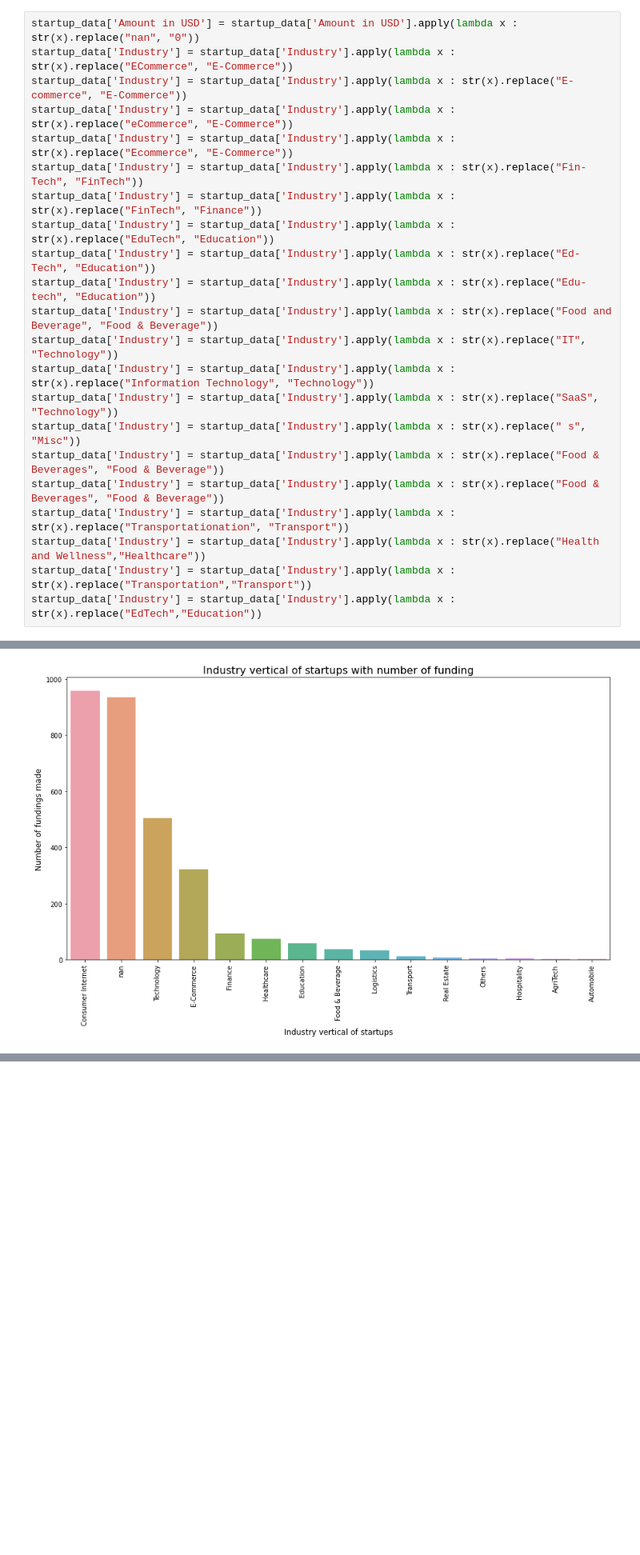
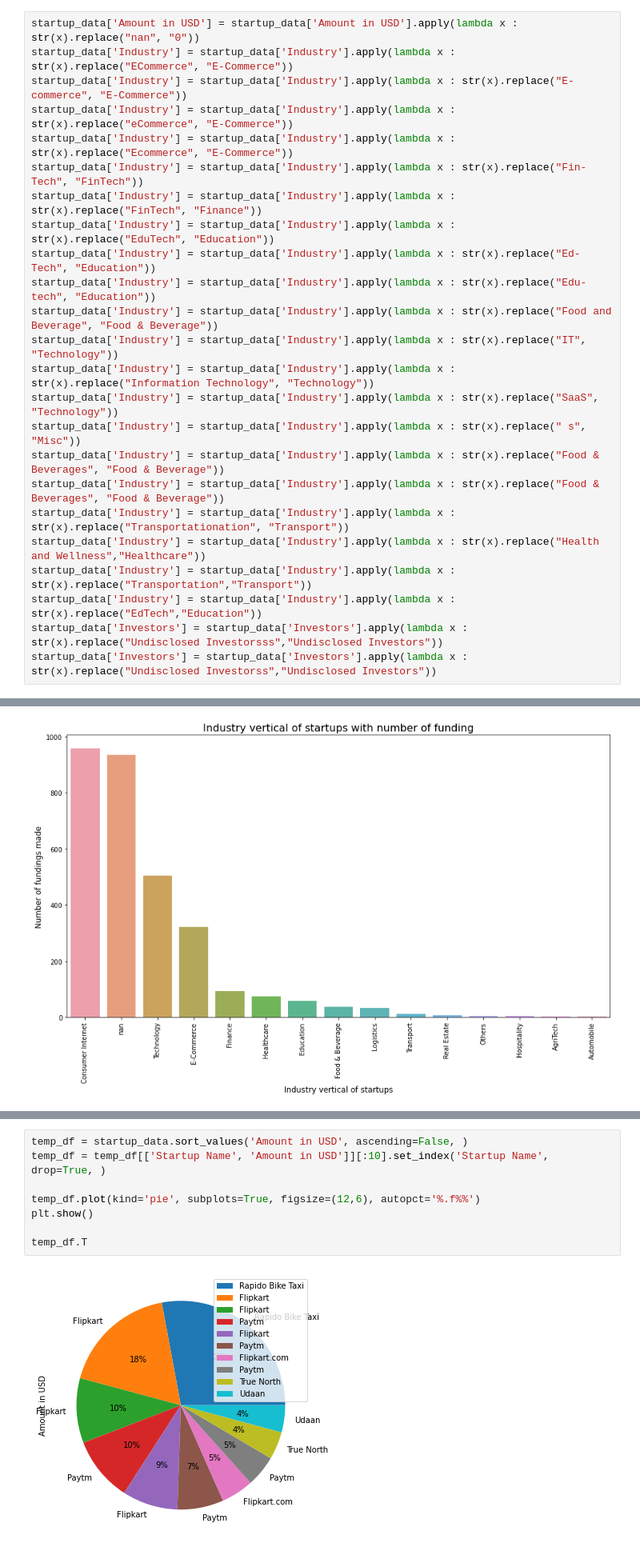
Before and after one commit to Prasaanth-Vallabhan/Probability-Project, a Jupyter notebook: dataAnalysis.ipynb, the cells around one changed output, grey strips where cells are left out. Shown: that part at 80% size. Cells and saved outputs as stored; diff of their text form; blank space fills up the shorter version.

```diff
--- a/dataAnalysis.ipynb
+++ b/dataAnalysis.ipynb
@@ -67,6 +67,8 @@ startup_data['Industry'] = startup_data['Industry'].apply(lambda x : str(x).repl
 startup_data['Industry'] = startup_data['Industry'].apply(lambda x : str(x).replace("Health and Wellness","Healthcare"))
 startup_data['Industry'] = startup_data['Industry'].apply(lambda x : str(x).replace("Transportation","Transport"))
 startup_data['Industry'] = startup_data['Industry'].apply(lambda x : str(x).replace("EdTech","Education"))
+startup_data['Investors'] = startup_data['Investors'].apply(lambda x : str(x).replace("Undisclosed Investorsss","Undisclosed Investors"))
+startup_data['Investors'] = startup_data['Investors'].apply(lambda x : str(x).replace("Undisclosed Investorss","Undisclosed Investors"))
 # %%
 startup_data['Amount in USD'] = pd.to_numeric(startup_data['Amount in USD'])
 # %%
@@ -172,3 +175,13 @@ Idein Ventures                                                4
 Multiple investors through Ten Minute Million competition     4
 MakeMyTrip                                                    4
 Name: Investors, dtype: int64
+# %%
+temp_df = startup_data.sort_values('Amount in USD', ascending=False, )
+temp_df = temp_df[['Startup Name', 'Amount in USD']][:10].set_index('Startup Name', drop=True, )
+
+temp_df.plot(kind='pie', subplots=True, figsize=(12,6), autopct='%.f%%')
+plt.show()
+
+temp_df.T
+# %% [output]
+[figure, added]
```
Also changed, not shown: parts of 8 cells of this notebook.
